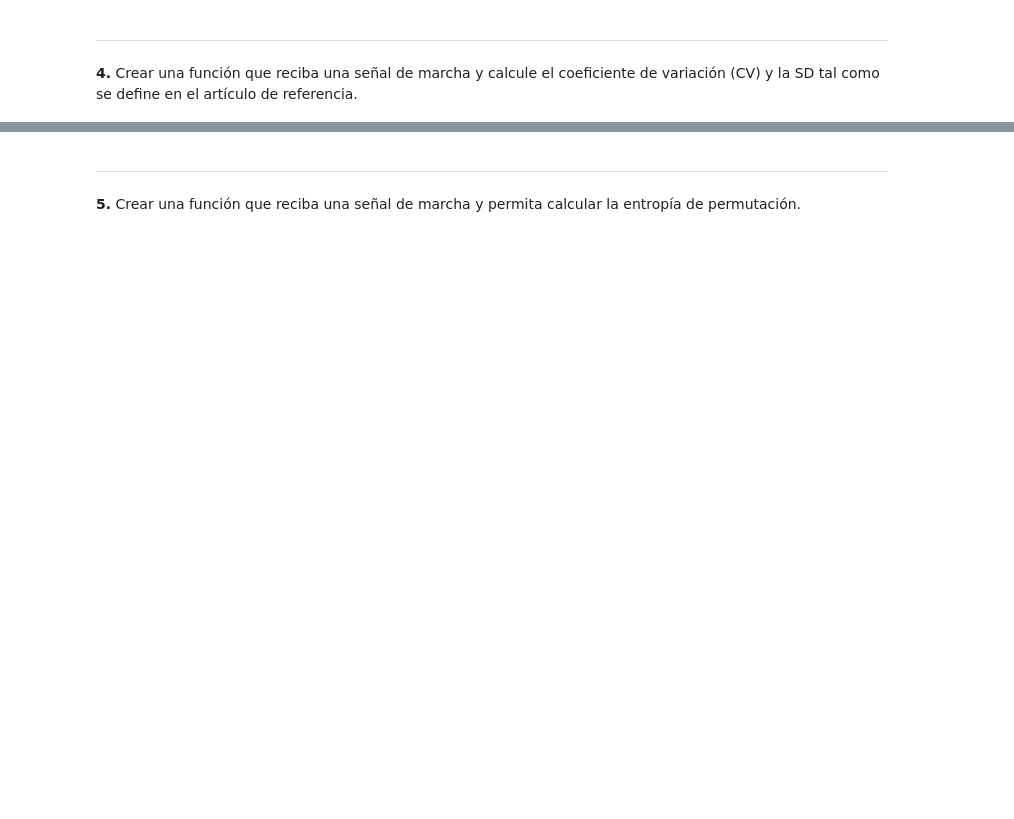
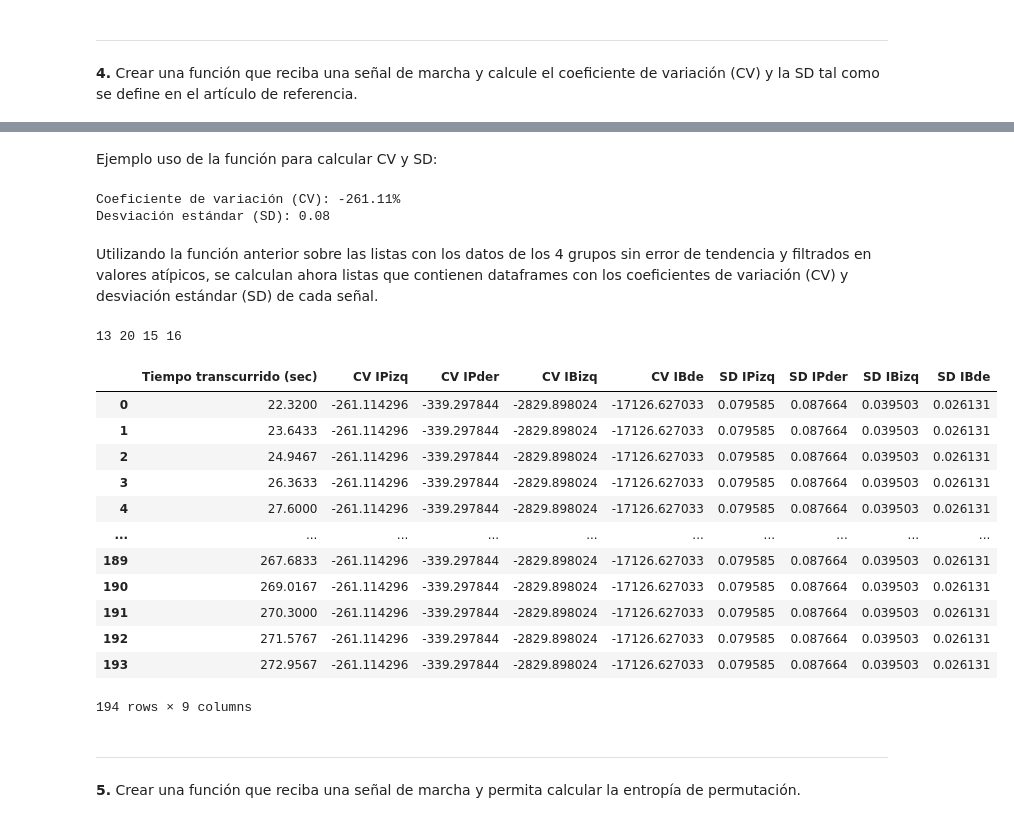
Before and after one commit to NataliaArenasP20/LaboratorioBiosenales, a Jupyter notebook: Proyecto_1/Proyecto1_NataliaArenas_DanielTamayo.ipynb, the cells around one changed output, grey strips where cells are left out. Drawn from its saved outputs; the diff is of its cells as text; code cells hidden in the pictures; blank space fills up the shorter version.

```diff
--- a/Proyecto_1/Proyecto1_NataliaArenas_DanielTamayo.ipynb
+++ b/Proyecto_1/Proyecto1_NataliaArenas_DanielTamayo.ipynb
@@ -412,3 +429,63 @@ Control :  16 , Huntington:  20 , Esclerosis:  13 , Parkinson:  15
+# %% [markdown]
+Ejemplo uso de la función para calcular CV y SD:
+# %%
+cv, sd = calcular_cv_sd(als_ejemplo_hamp["Intervalos entre pasos pie izquierdo (sec)"])
+print(f"Coeficiente de variación (CV): {cv:.2f}%")
+print(f"Desviación estándar (SD): {sd:.2f}")
+# %% [output]
+Coeficiente de variación (CV): -261.11%
+Desviación estándar (SD): 0.08
+# %%
+def calcular_df_cv_sd(lista_senales):
+    lista_cv_sd=[]
+
+    for sujeto in lista_senales:
+        tiempo = sujeto['Tiempo transcurrido (sec)']
+        cv_IPizq, sd_IPizq = calcular_cv_sd(sujeto['Intervalos entre pasos pie izquierdo (sec)'])
+        cv_IPder, sd_IPder = calcular_cv_sd(sujeto['Intervalos entre pasos pie derecho (sec)'])
+        cv_IBizq, sd_IBizq = calcular_cv_sd(sujeto['Intervalos de balanceo pie izquierdo (sec)'])
+        cv_IBde, sd_IBder = calcular_cv_sd(sujeto['Intervalos de balanceo pie derecho (sec)'])
+
+        df_cv_sd = pd.DataFrame({
+            'Tiempo transcurrido (sec)': tiempo,
+            'CV IPizq': cv_IPizq,
+            'CV IPder': cv_IPder,
+            'CV IBizq': cv_IBizq,
+            'CV IBde': cv_IBde,
+
+            'SD IPizq': sd_IPizq,
+            'SD IPder': sd_IPder,
+            'SD IBizq': sd_IBizq,
+            'SD IBde': sd_IBder,})
+
+        lista_cv_sd.append(df_cv_sd)
+
+    return lista_cv_sd
+# %% [markdown]
+Utilizando la función anterior sobre las listas con los datos de los 4 grupos sin error de tendencia y filtrados en valores atípicos, se calculan ahora listas que contienen dataframes con los coeficientes de variación (CV) y desviación estándar (SD) de cada señal.
+# %%
+lista_df_cv_sd_als= calcular_df_cv_sd(lista_als_hampel)
+lista_df_cv_sd_hunt= calcular_df_cv_sd(lista_hunt_hampel)
+lista_df_cv_sd_park= calcular_df_cv_sd(lista_park_hampel)
+lista_df_cv_sd_control= calcular_df_cv_sd(lista_control_hampel)
+
+print(len(lista_df_cv_sd_als), len(lista_df_cv_sd_hunt), len(lista_df_cv_sd_park), len(lista_df_cv_sd_control))
+lista_df_cv_sd_als[0]
+# %% [output]
+13 20 15 16
+|  | Tiempo transcurrido (sec) | CV IPizq | CV IPder | CV IBizq | CV IBde | SD IPizq | SD IPder | SD IBizq | SD IBde |
+| 0 | 22.3200 | -261.114296 | -339.297844 | -2829.898024 | -17126.627033 | 0.079585 | 0.087664 | 0.039503 | 0.026131 |
+| 1 | 23.6433 | -261.114296 | -339.297844 | -2829.898024 | -17126.627033 | 0.079585 | 0.087664 | 0.039503 | 0.026131 |
+| 2 | 24.9467 | -261.114296 | -339.297844 | -2829.898024 | -17126.627033 | 0.079585 | 0.087664 | 0.039503 | 0.026131 |
+| 3 | 26.3633 | -261.114296 | -339.297844 | -2829.898024 | -17126.627033 | 0.079585 | 0.087664 | 0.039503 | 0.026131 |
+| 4 | 27.6000 | -261.114296 | -339.297844 | -2829.898024 | -17126.627033 | 0.079585 | 0.087664 | 0.039503 | 0.026131 |
+| ... | ... | ... | ... | ... | ... | ... | ... | ... | ... |
+| 189 | 267.6833 | -261.114296 | -339.297844 | -2829.898024 | -17126.627033 | 0.079585 | 0.087664 | 0.039503 | 0.026131 |
+| 190 | 269.0167 | -261.114296 | -339.297844 | -2829.898024 | -17126.627033 | 0.079585 | 0.087664 | 0.039503 | 0.026131 |
+| 191 | 270.3000 | -261.114296 | -339.297844 | -2829.898024 | -17126.627033 | 0.079585 | 0.087664 | 0.039503 | 0.026131 |
+| 192 | 271.5767 | -261.114296 | -339.297844 | -2829.898024 | -17126.627033 | 0.079585 | 0.087664 | 0.039503 | 0.026131 |
+| 193 | 272.9567 | -261.114296 | -339.297844 | -2829.898024 | -17126.627033 | 0.079585 | 0.087664 | 0.039503 | 0.026131 |
+194 rows × 9 columns
 # %% [markdown]
 <hr>
 <h8><strong>5.</strong></h8> <h8>Crear una función que reciba una señal de marcha y permita calcular la entropía de permutación.</h8>
```
Also changed, not shown: parts of 15 cells of this notebook.
